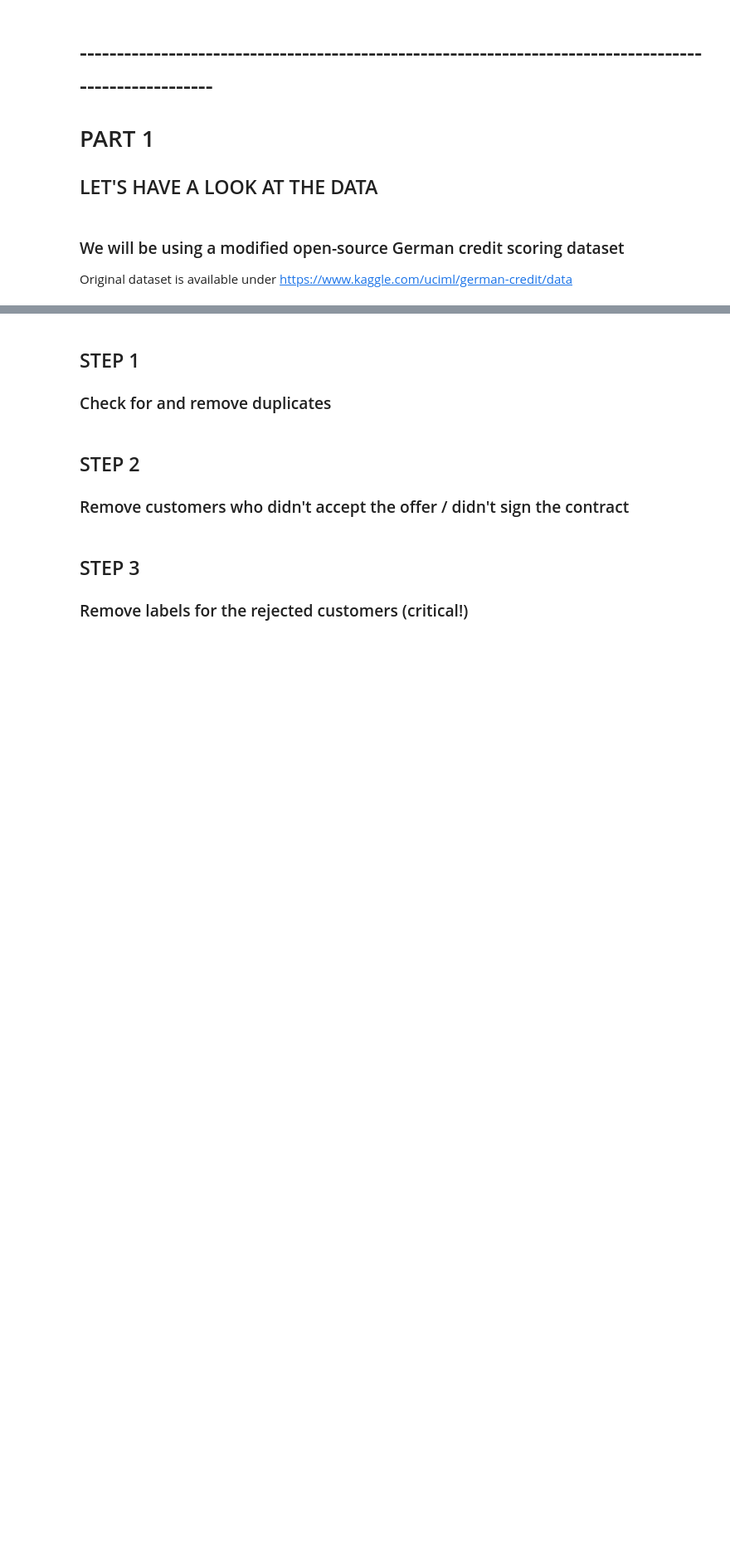
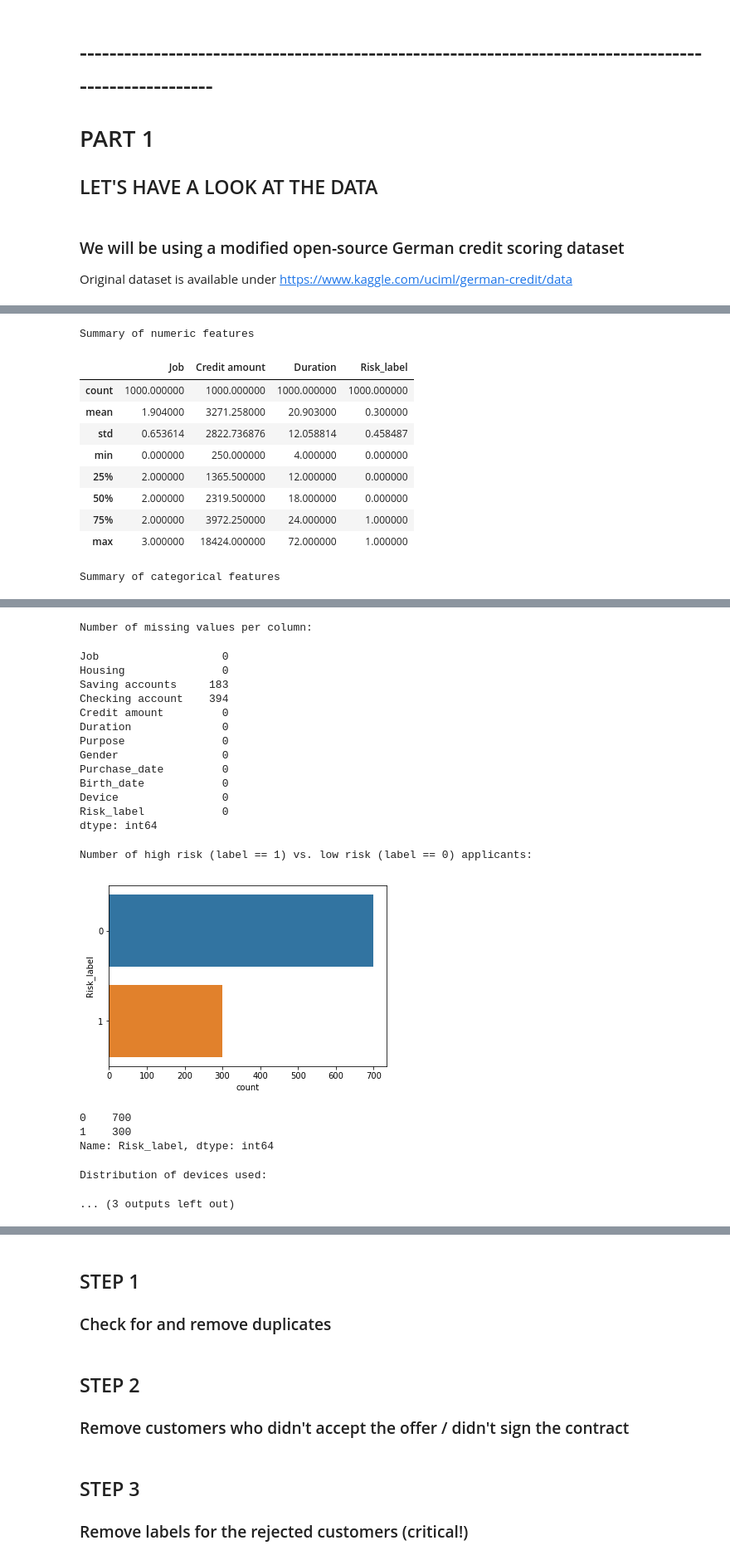
Before and after one commit to tsekulski/ml-in-production, a Jupyter notebook: notebooks/ml-in-production.ipynb, the cells around one changed output, grey strips where cells are left out. Shown at 83% size. Cells and saved outputs as stored; diff of their text form; code cells hidden in the pictures; blank space fills up the shorter version.

Commit message:
save modified data, basic exploratory analysis

```diff
--- a/notebooks/ml-in-production.ipynb
+++ b/notebooks/ml-in-production.ipynb
@@ -79,5 +81,7 @@ from copy import deepcopy
 from IPython.core.display import display, HTML
 display(HTML("<style>.container { width:100% !important; }</style>"))
 pd.set_option('display.max_columns', 999)
+pd.set_option('display.max_rows', 999)
+
 
 print('Standard Python packages successfully loaded.')
@@ -296,0 +416,40 @@ df.head(20)
+# %%
+# Load dataset
+print('Reading in selected file...')
+df = pd.read_csv('../data/kaggle_german_credit_data_modified.csv',
+                 parse_dates = ['Purchase_date', 'Birth_date'],
+                 low_memory=False)
+
+print('File successfully read in. Analyzing...')
+print()
+print('Table dimensions:')
+print('Number of rows:', df.shape[0])
+print('Number of columns:', df.shape[1])
+print()
+print('Overview of the first five table rows:')
+display(df.head())
+#print('Column datatypes:')
+#print(df.dtypes)
+print()
+print('Summary of numeric features')
+display(df.describe())
+print()
+print('Summary of categorical features')
+display(df.describe(include=['object', 'datetime']))
+print()
+print('Number of missing values per column:')
+display(df.isna().sum())
+print()
+print('Number of high risk (label == 1) vs. low risk (label == 0) applicants:')
+sns.countplot(y='Risk_label', data=df)
+plt.show()
+display(df['Risk_label'].value_counts())
+print()
+print('Distribution of devices used:')
+sns.countplot(y='Device', data=df)
+plt.show()
+print()
+print('Number of unique values in the "Job" column:')
+sns.countplot(y='Job', data=df)
+plt.show()
+# %% [output]
@@ -296,0 +470,11 @@ df.head(20)
+Summary of numeric features
+|  | Job | Credit amount | Duration | Risk_label |
+| count | 1000.000000 | 1000.000000 | 1000.000000 | 1000.000000 |
+| mean | 1.904000 | 3271.258000 | 20.903000 | 0.300000 |
+| std | 0.653614 | 2822.736876 | 12.058814 | 0.458487 |
+| min | 0.000000 | 250.000000 | 4.000000 | 0.000000 |
+| 25% | 2.000000 | 1365.500000 | 12.000000 | 0.000000 |
+| 50% | 2.000000 | 2319.500000 | 18.000000 | 0.000000 |
+| 75% | 2.000000 | 3972.250000 | 24.000000 | 1.000000 |
+| max | 3.000000 | 18424.000000 | 72.000000 | 1.000000 |
+Summary of categorical features
@@ -296,0 +488,21 @@ df.head(20)
+Number of missing values per column:
+Job                   0
+Housing               0
+Saving accounts     183
+Checking account    394
+Credit amount         0
+Duration              0
+Purpose               0
+Gender                0
+Purchase_date         0
+Birth_date            0
+Device                0
+Risk_label            0
+dtype: int64
+Number of high risk (label == 1) vs. low risk (label == 0) applicants:
+[figure, added]
+0    700
+1    300
+Name: Risk_label, dtype: int64
+Distribution of devices used:
+... (3 outputs left out)
```
Also changed, not shown: parts of 27 cells of this notebook, 1 other file.
